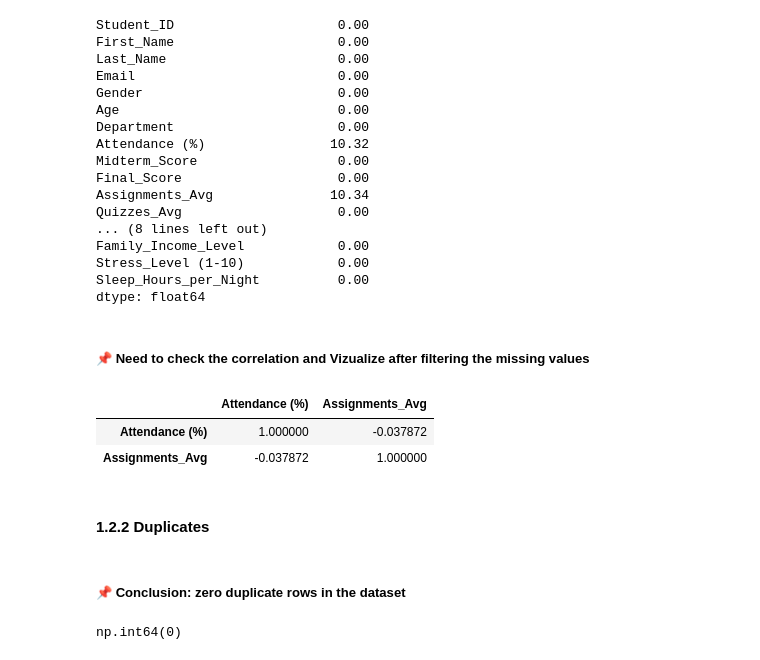
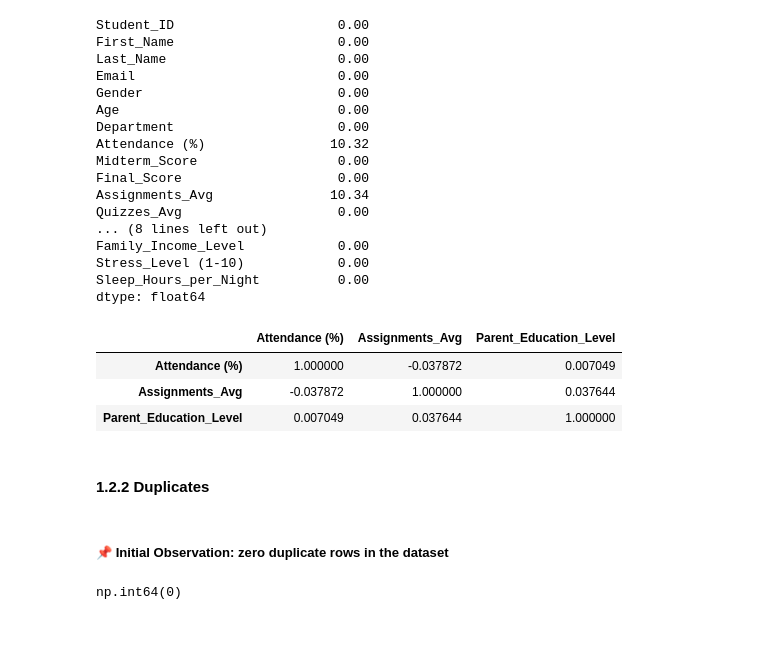
Before and after one commit to AbdallahGasem/Student-Performance-Analysis, a Jupyter notebook: KickStart.ipynb, the cells around one changed output. Saved outputs shown, nothing was run; the diff lists cells and outputs as text; code cells hidden in the pictures; blank space fills up the shorter version.

```diff
--- a/KickStart.ipynb
+++ b/KickStart.ipynb
@@ -290,16 +303,19 @@ Family_Income_Level            0.00
 Stress_Level (1-10)            0.00
 Sleep_Hours_per_Night          0.00
 dtype: float64
-# %% [markdown]
-##### 📌 Need to check the correlation and Vizualize after filtering the missing values
-# %%
-studs_df_Contnulls_subset[["Attendance (%)", "Assignments_Avg"]].corr()
-# %% [output]
-|  | Attendance (%) | Assignments_Avg |
-| Attendance (%) | 1.000000 | -0.037872 |
-| Assignments_Avg | -0.037872 | 1.000000 |
+# %%
+# Convert categorical column to numeric
+studs_df['Parent_Education_Level'] = studs_df['Parent_Education_Level'].astype('category').cat.codes
+
+# Calculate correlation
+studs_df[["Attendance (%)", "Assignments_Avg", "Parent_Education_Level"]].corr()
+# %% [output]
+|  | Attendance (%) | Assignments_Avg | Parent_Education_Level |
+| Attendance (%) | 1.000000 | -0.037872 | 0.007049 |
+| Assignments_Avg | -0.037872 | 1.000000 | 0.037644 |
+| Parent_Education_Level | 0.007049 | 0.037644 | 1.000000 |
 # %% [markdown]
 #### **1.2.2 Duplicates**
 # %% [markdown]
-##### 📌 Conclusion: zero duplicate rows in the dataset
+##### 📌 **Initial Observation:** zero duplicate rows in the dataset
 # %%
```
Also changed, not shown: parts of 11 cells of this notebook.
